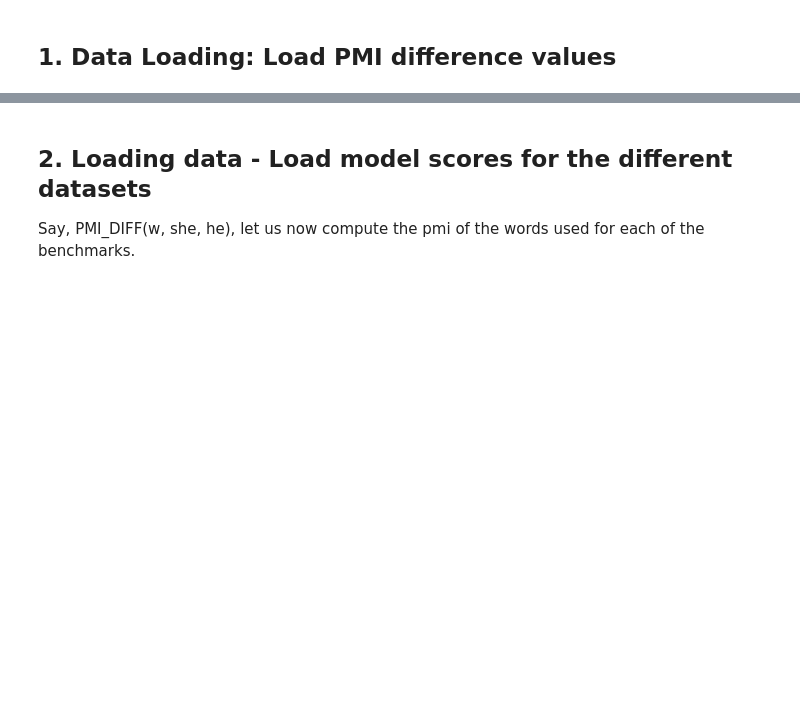
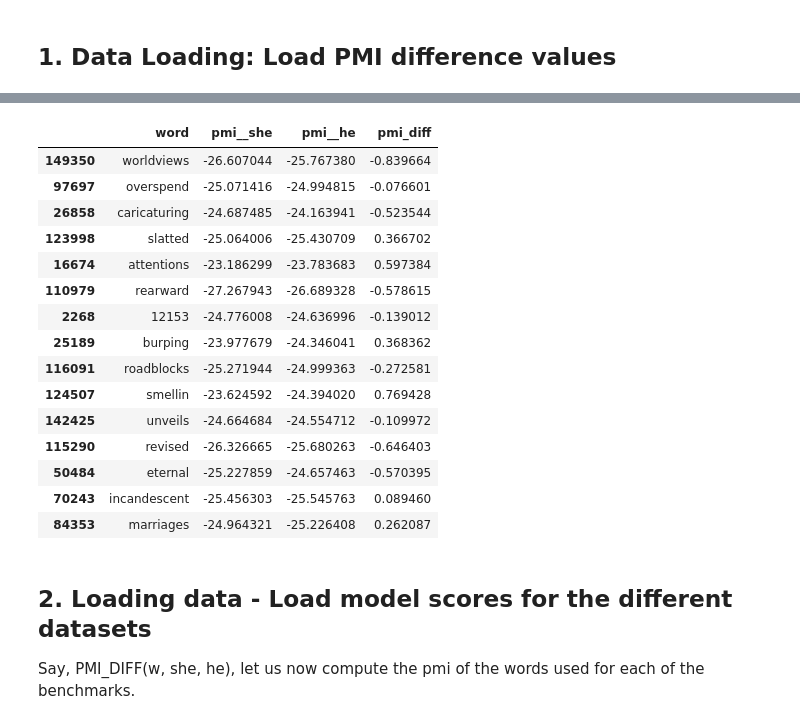
Before and after one commit to PastelBelem8/gender-bias-diagnosis-benchmark, a Jupyter notebook: notebooks/Evaluate__PMI_sentence-level-refactored.ipynb, the cells around one changed output, grey strips where cells are left out. Cells and saved outputs as stored; diff of their text form; code cells hidden in the pictures; blank space fills up the shorter version.

Commit message:
Add camera-ready results notebook

```diff
--- a/notebooks/Evaluate__PMI_sentence-level-refactored.ipynb
+++ b/notebooks/Evaluate__PMI_sentence-level-refactored.ipynb
@@ -97,73 +109,4 @@ GENDER_PMI.describe()
 # %%
-def get_pmi_diff(df: pd.DataFrame, col1: str, col2: str, clip: int=None, missing_val: float=0, prefix_col: str="pmi__") -> pd.Series:
-    """Obtains the PMI difference between columns col1 and col2.
-
-    Parameters
-    ----------
-    df: pandas.DataFrame
-
-    col1: str
-        The female word to use for computing the PMI. Should be one of the
-        available suffixes in the provided dataframe's columns.
-
-    col2: str
-        The male word to use for computing the PMI. Should be one of the
-        available suffixes in the provided dataframe's columns.
-
-    clip: int, optional
-        Positive integer, specifies the cap. If not specified, the pmi
-        difference is only computed for words that co-occur with both
-        (col1, col2). If specified, we will fill the PMI value with 0
-        (ideally it would be a very negative number). You can tweak
-        this value using 'missing_val'.
-
-    prefix_col: str
-        The prefix anteceding the col1 and col2 in the provided dataframe.
-        In our files, we prefixes all columns with gendered lexicons using
-        the "pmi__" prefix.
-
-    Note
-    ----
-    To replicate the values of the paper you should pass female lexicon words
-    as col1 and male lexicon words as col2.
-    """
-    assert f"{prefix_col}{col1}" in df.columns, f"column {col1} is undefined in dataframe"
-    assert f"{prefix_col}{col2}" in df.columns, f"column {col2} is undefined in dataframe"
-
-    if clip is None:
-        result = df[["word", f"{prefix_col}{col1}", f"{prefix_col}{col2}"]].dropna()
-    else:
-        result = df[["word", f"{prefix_col}{col1}", f"{prefix_col}{col2}"]].fillna(missing_val)
-
-    print(f"('{col1}', '{col2}') pmi-defined words: {len(result)}")
-    result[f"pmi({col1})-pmi({col2})"] = result[f"{prefix_col}{col1}"] - result[f"{prefix_col}{col2}"]
-
-    if clip is not None:
-        result[f"pmi({col1})-pmi({col2})"].clip(lower=-clip, upper=clip, inplace=True)
-    return result
-
-
-def get_gender_pairs_matrix(gender_pmi_df: pd.DataFrame, parallel_terms: list, **kwargs):
-    # dataframe with all the group pairs PMI (per word)
-    # (words for which no PMI diff is define)
-    pairs = gender_pmi_df[["word"]].copy().set_index("word")
-    num_words = []
-
-    for fword, mword in parallel_terms:
-        try:
-            # Compute the pmi difference between fword and mword
-            d = get_pmi_diff(gender_pmi_df, fword, mword, **kwargs).set_index("word")
-            # Rename to be easier to visualize
-            d = d.rename({f"pmi({fword})-pmi({mword})": f"{fword}-{mword}"}, axis=1)
-            # Number of well-defined words for each of the gender pairs
-            num_words.append((f"{fword}-{mword}", len(d)))
-            pairs = pairs.join(d[[f"{fword}-{mword}"]])
-        except:
-            print(f"! Pair ({fword}, {mword}) doesn't exist...")
-
-    return pairs, num_words
-
-
 # Since we may want to perform some correlation with other gendered words
 # we also define the PMI diff between words and other gendered word pairs
 GENDER_PAIRS, GENDER_PAIRS_NUM_WORDS = get_gender_pairs_matrix(GENDER_PMI, GROUP_PAIRED_WORDLIST)
@@ -176,3 +119,4 @@ PMI_DIFF = get_pmi_diff(GENDER_PMI, "she", "he").sort_values("pmi(she)-pmi(he)")
 # rename pmi difference column to be something less verbose :b
 PMI_DIFF = PMI_DIFF.rename({"pmi(she)-pmi(he)": "pmi_diff"}, axis=1)
 PMI_DIFF.sample(15, random_state=81273)
+# %% [output]
@@ -179,3 +140,19 @@ PMI_DIFF.sample(15, random_state=81273)
+|  | word | pmi__she | pmi__he | pmi_diff |
+| 149350 | worldviews | -26.607044 | -25.767380 | -0.839664 |
+| 97697 | overspend | -25.071416 | -24.994815 | -0.076601 |
+| 26858 | caricaturing | -24.687485 | -24.163941 | -0.523544 |
+| 123998 | slatted | -25.064006 | -25.430709 | 0.366702 |
+| 16674 | attentions | -23.186299 | -23.783683 | 0.597384 |
+| 110979 | rearward | -27.267943 | -26.689328 | -0.578615 |
+| 2268 | 12153 | -24.776008 | -24.636996 | -0.139012 |
+| 25189 | burping | -23.977679 | -24.346041 | 0.368362 |
+| 116091 | roadblocks | -25.271944 | -24.999363 | -0.272581 |
+| 124507 | smellin | -23.624592 | -24.394020 | 0.769428 |
+| 142425 | unveils | -24.664684 | -24.554712 | -0.109972 |
+| 115290 | revised | -26.326665 | -25.680263 | -0.646403 |
+| 50484 | eternal | -25.227859 | -24.657463 | -0.570395 |
+| 70243 | incandescent | -25.456303 | -25.545763 | 0.089460 |
+| 84353 | marriages | -24.964321 | -25.226408 | 0.262087 |
 # %% [markdown]
 ## 2. Loading data - Load model scores for the different datasets
 
```
Also changed, not shown: parts of 71 cells of this notebook, 1 other file.
